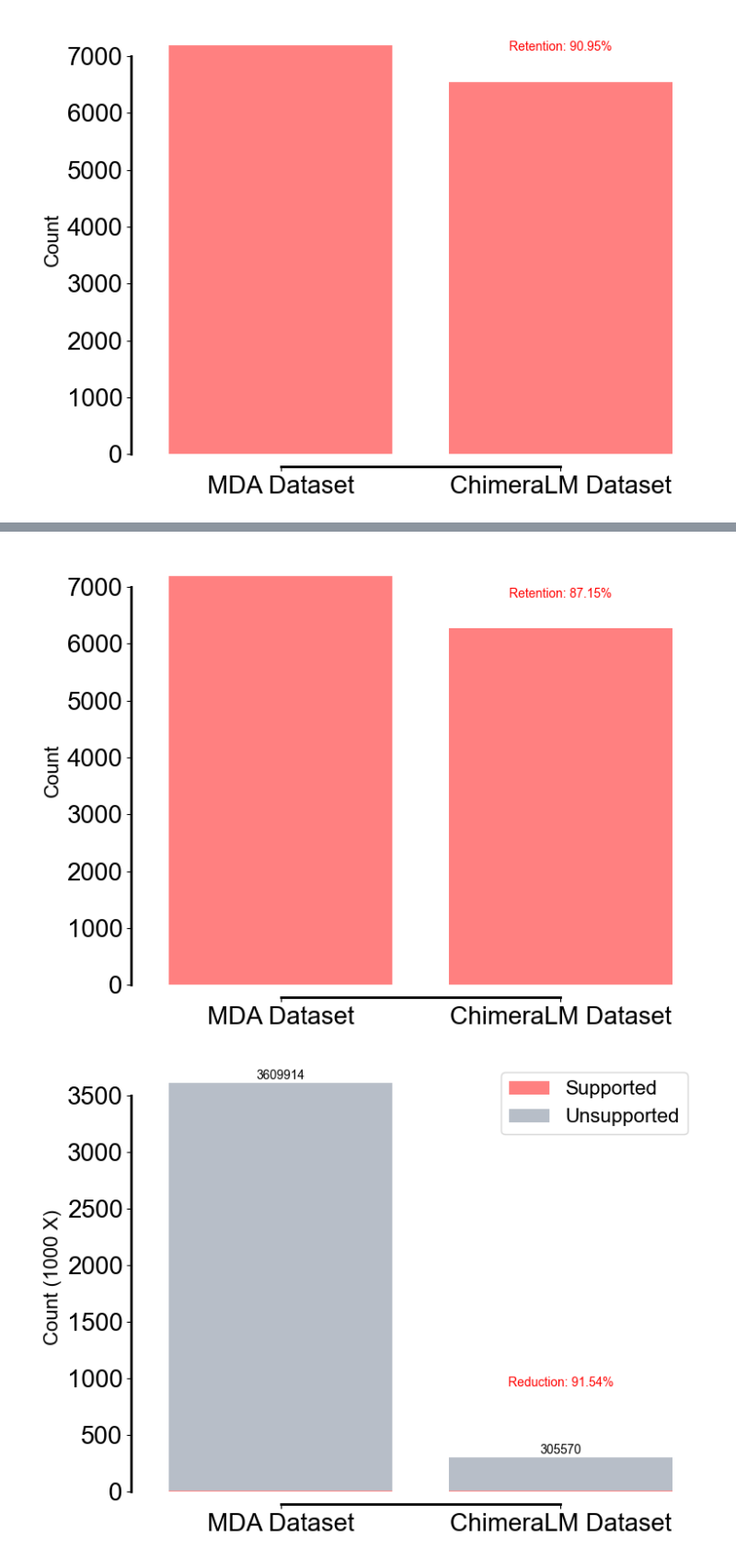
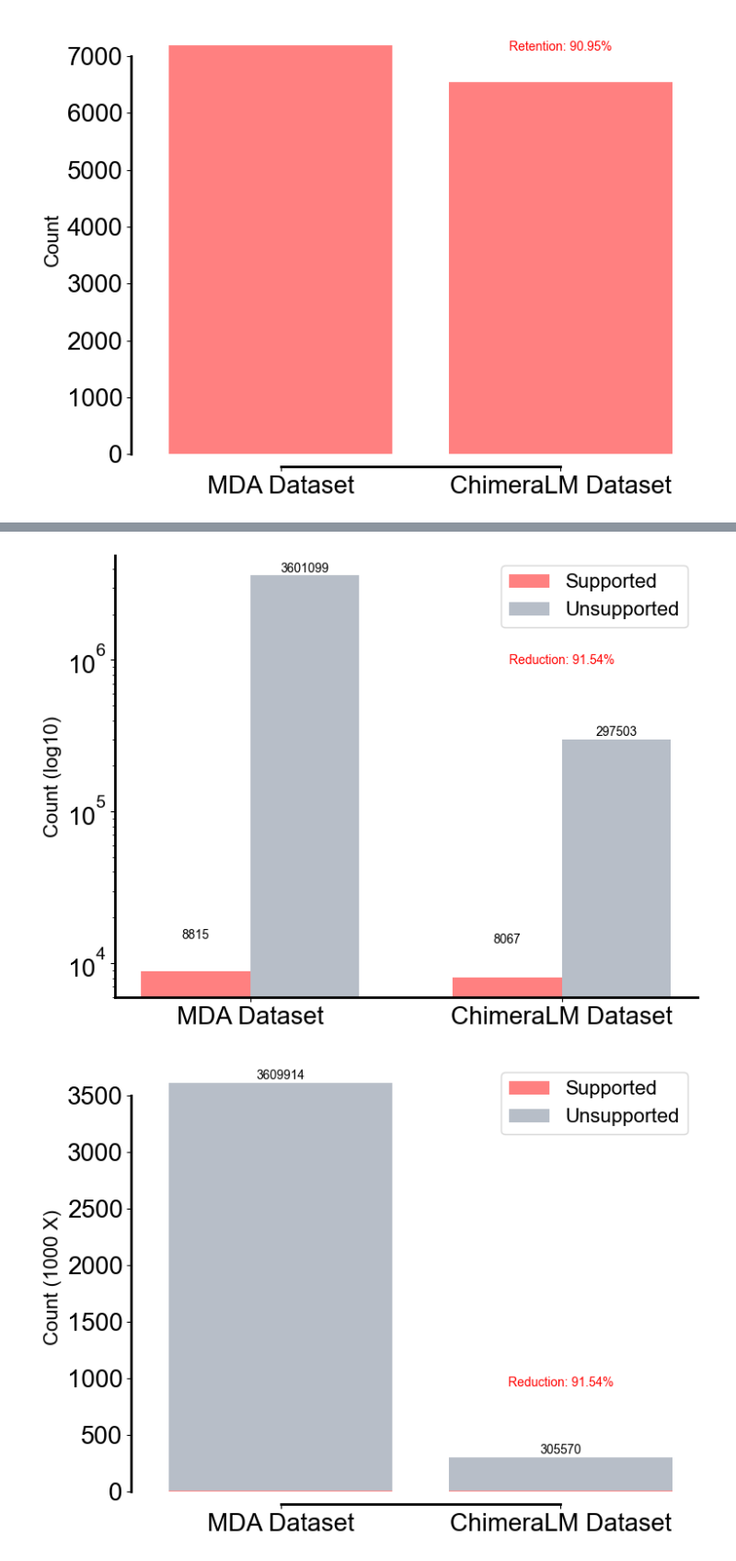
Before and after one commit to cauliyang/chimeralm_paper, a Jupyter notebook: figures/draw_figures.ipynb, the cells around one changed output, grey strips where cells are left out. Shown at 92% size. Drawn from its saved outputs; the diff is of its cells as text; code cells hidden in the pictures.

```diff
--- a/figures/draw_figures.ipynb
+++ b/figures/draw_figures.ipynb
@@ -224,7 +324,13 @@ draw_stacked_bar_chart(hyena_mk1c_data, ["Supported", "Unsupported"], "hyena_mk1
-# %%
-draw_support_bar_chart(hyena_mk1c_data, ["Supported", "Unsupported"], "hyena_mk1c_support.pdf")
-# %% [output]
-[figure, removed]
+# %%
+draw_group_bar_chart(
+    hyena_p2_data,
+    ["Supported", "Unsupported"],
+    reduction_percentage_y_shift=600000,
+    log_scale=True,
+    file_name="hyena_p2_group_bar_chart.pdf",
+)
+# %% [output]
+[figure, added]
 # %%
 draw_stacked_bar_chart(hyena_p2_data, ["Supported", "Unsupported"], "hyena_p2.pdf", reduction_percentage_y_shift=600000)
 draw_support_bar_chart(hyena_p2_data, ["Supported", "Unsupported"], "hyena_p2_support.pdf")
```
Also changed, not shown: parts of 3 cells of this notebook, 3 other files.
